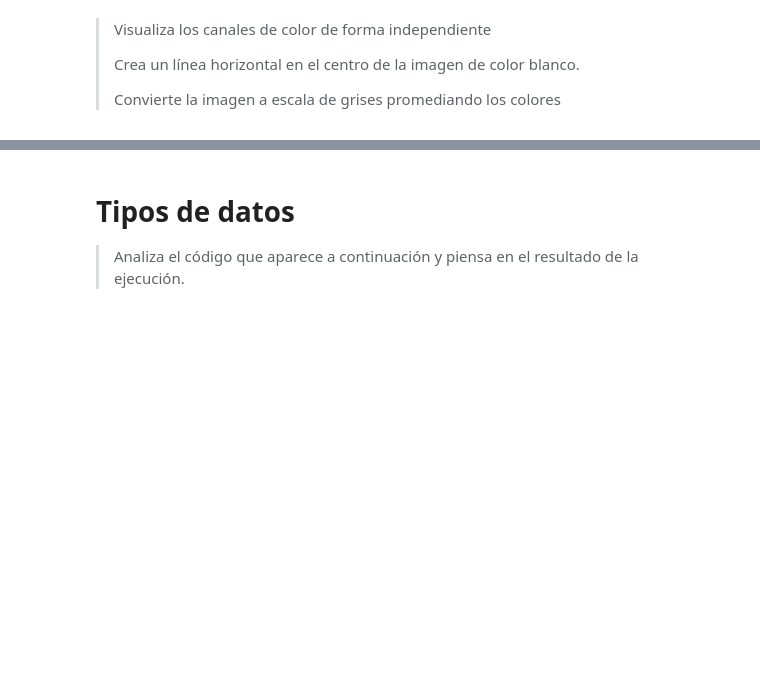
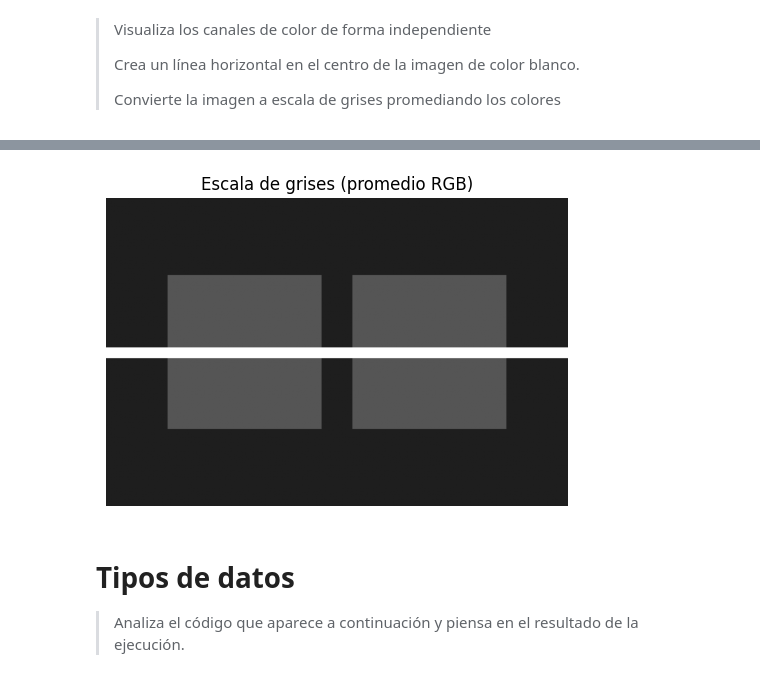
Before and after one commit to aleefdezz10/Vision-2026, a Jupyter notebook: PL2/Prac02-Imagen.ipynb, the cells around one changed output, grey strips where cells are left out. Saved outputs shown, nothing was run; the diff lists cells and outputs as text; code cells hidden in the pictures; blank space fills up the shorter version.

```diff
--- a/PL2/Prac02-Imagen.ipynb
+++ b/PL2/Prac02-Imagen.ipynb
@@ -243,3 +404,23 @@ plt.show()
+# %%
+# ============================================================
+# 5) CONVERTIR A ESCALA DE GRISES PROMEDIANDO LOS COLORES
+# ============================================================
+
+# Promediar colores = media de los 3 canales por píxel
+# OJO: si haces mean sobre uint8, conviene convertir a float para que no haya problemas
+gris_float = img.astype(np.float32).mean(axis=2)  # (H,W) valores 0..255
+# astype para evitar problemas de cálculos con entero y axis=2 ya que es el eje de canales (RGB)
+
+# Si quieres guardar como imagen uint8:
+gris = gris_float.astype(np.uint8) # vuelve al formato imagen normal
+
+plt.figure(figsize=(6, 4))
+plt.title("Escala de grises (promedio RGB)")
+plt.imshow(gris, cmap="gray", vmin=0, vmax=255)
+plt.axis("off")
+plt.show()
+# %% [output]
+[figure, added]
 # %% [markdown]
 # Tipos de datos
 
```
Also changed, not shown: parts of 27 cells of this notebook, 10 other files.
